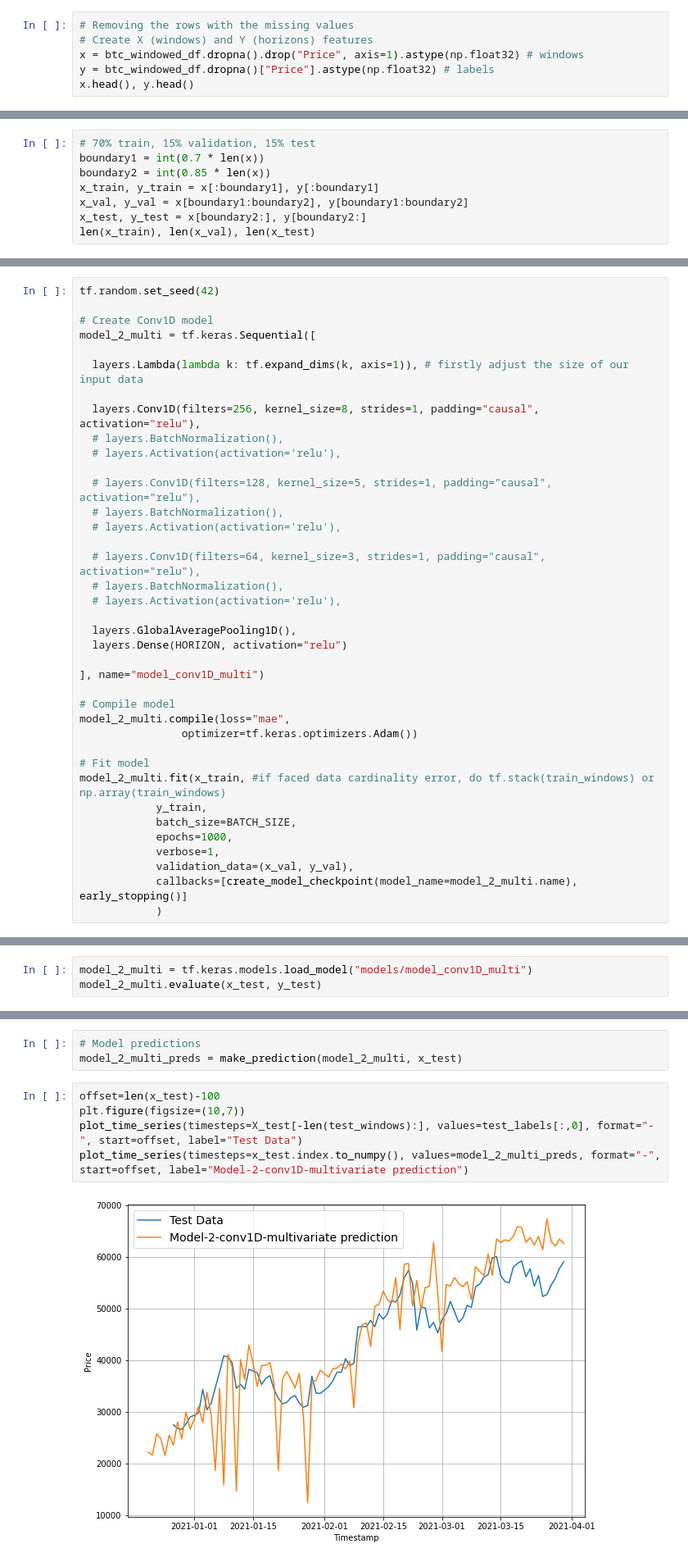
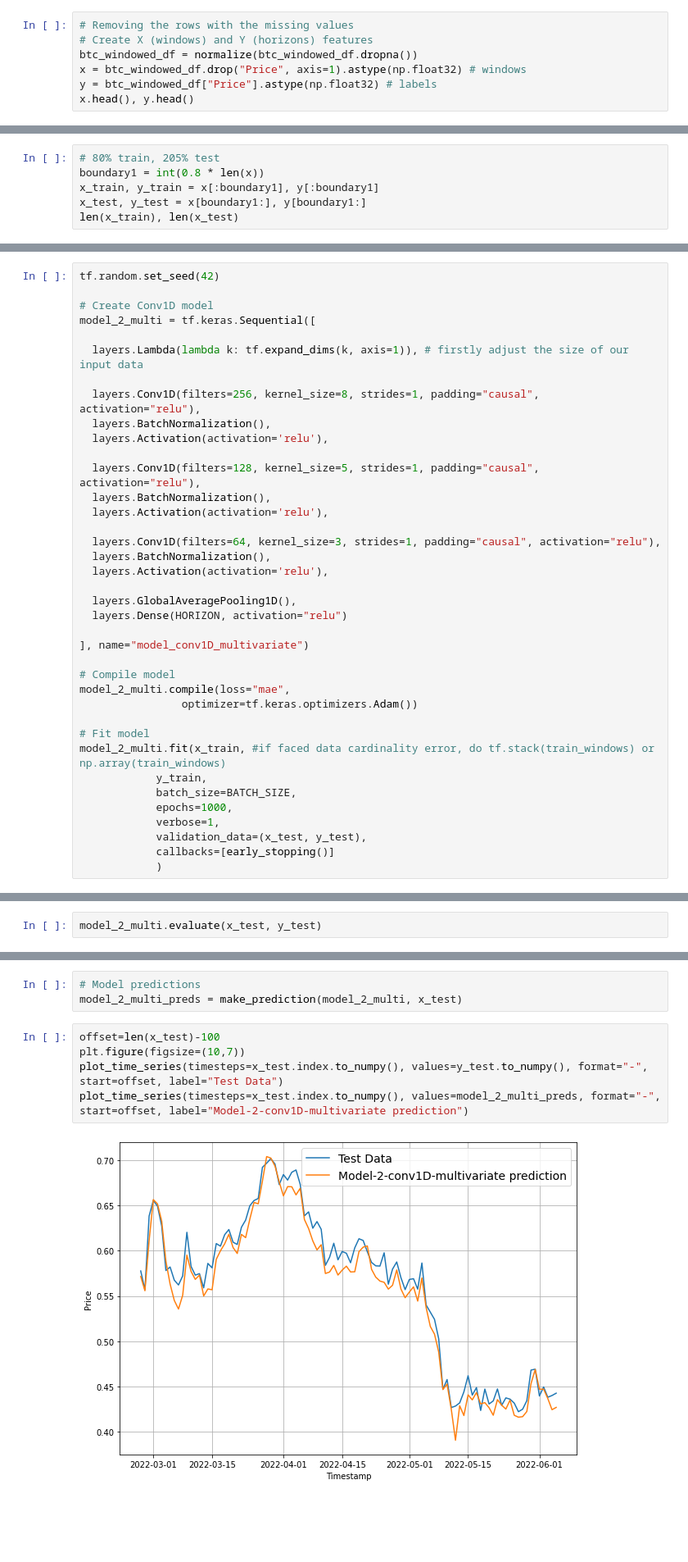
Before and after one commit to bibekyess/AI_practice, a Jupyter notebook: Killionaire.ipynb, the cells around one changed output, grey strips where cells are left out. Shown at 82% size. Saved outputs shown, nothing was run; the diff lists cells and outputs as text; blank space fills up the shorter version.

Commit message:
Does normalizing of values, need future predictor for multivariate

```diff
--- a/Killionaire.ipynb
+++ b/Killionaire.ipynb
@@ -684,7 +677,8 @@ btc_windowed_df.head(10)
 # %%
 # Removing the rows with the missing values
 # Create X (windows) and Y (horizons) features
-x = btc_windowed_df.dropna().drop("Price", axis=1).astype(np.float32) # windows
-y = btc_windowed_df.dropna()["Price"].astype(np.float32) # labels
+btc_windowed_df = normalize(btc_windowed_df.dropna())
+x = btc_windowed_df.drop("Price", axis=1).astype(np.float32) # windows
+y = btc_windowed_df["Price"].astype(np.float32) # labels
 x.head(), y.head()
 # %% [output]
@@ -708,9 +717,7 @@ x.head(), y.head()
 # %%
-# 70% train, 15% validation, 15% test
-boundary1 = int(0.7 * len(x))
-boundary2 = int(0.85 * len(x))
+# 80% train, 205% test
+boundary1 = int(0.8 * len(x))
 x_train, y_train = x[:boundary1], y[:boundary1]
-x_val, y_val = x[boundary1:boundary2], y[boundary1:boundary2]
-x_test, y_test = x[boundary2:], y[boundary2:]
-len(x_train), len(x_val), len(x_test)
+x_test, y_test = x[boundary1:], y[boundary1:]
+len(x_train), len(x_test)
 # %% [output]
@@ -797,21 +825,21 @@ model_2_multi = tf.keras.Sequential([
   layers.Lambda(lambda k: tf.expand_dims(k, axis=1)), # firstly adjust the size of our input data
 
   layers.Conv1D(filters=256, kernel_size=8, strides=1, padding="causal", activation="relu"),
-  # layers.BatchNormalization(),
-  # layers.Activation(activation='relu'),
+  layers.BatchNormalization(),
+  layers.Activation(activation='relu'),
 
-  # layers.Conv1D(filters=128, kernel_size=5, strides=1, padding="causal", activation="relu"),
-  # layers.BatchNormalization(),
-  # layers.Activation(activation='relu'),
+  layers.Conv1D(filters=128, kernel_size=5, strides=1, padding="causal", activation="relu"),
+  layers.BatchNormalization(),
+  layers.Activation(activation='relu'),
 
-  # layers.Conv1D(filters=64, kernel_size=3, strides=1, padding="causal", activation="relu"),
-  # layers.BatchNormalization(),
-  # layers.Activation(activation='relu'),
+  layers.Conv1D(filters=64, kernel_size=3, strides=1, padding="causal", activation="relu"),
+  layers.BatchNormalization(),
+  layers.Activation(activation='relu'),
 
   layers.GlobalAveragePooling1D(),
   layers.Dense(HORIZON, activation="relu")
 
-], name="model_conv1D_multi")
+], name="model_conv1D_multivariate")
 
 # Compile model
 model_2_multi.compile(loss="mae",
@@ -823,8 +851,8 @@ model_2_multi.fit(x_train, #if faced data cardinality error, do tf.stack(train_w
             batch_size=BATCH_SIZE,
             epochs=1000,
             verbose=1,
-            validation_data=(x_val, y_val),
-            callbacks=[create_model_checkpoint(model_name=model_2_multi.name), early_stopping()]
+            validation_data=(x_test, y_test),
+            callbacks=[early_stopping()]
             )
 # %% [output]
 Epoch 1/1000
@@ -848,4 +876,3 @@ INFO:tensorflow:Assets written to: models/model_conv1D_multi/assets
 # %%
-model_2_multi = tf.keras.models.load_model("models/model_conv1D_multi")
 model_2_multi.evaluate(x_test, y_test)
 # %% [output]
@@ -857,10 +884,10 @@ model_2_multi_preds = make_prediction(model_2_multi, x_test)
 # %%
 offset=len(x_test)-100
 plt.figure(figsize=(10,7))
-plot_time_series(timesteps=X_test[-len(test_windows):], values=test_labels[:,0], format="-", start=offset, label="Test Data")
+plot_time_series(timesteps=x_test.index.to_numpy(), values=y_test.to_numpy(), format="-", start=offset, label="Test Data")
 plot_time_series(timesteps=x_test.index.to_numpy(), values=model_2_multi_preds, format="-", start=offset, label="Model-2-conv1D-multivariate prediction")
 # %% [output]
-[figure, old version]
+[figure, new version]
 # %%
 # Evaluate predictions
 model_2_results = evaluate_preds(y_true=tf.squeeze(y_test), y_pred=model_2_multi_preds)
```
Also changed, not shown: parts of 67 cells of this notebook.
